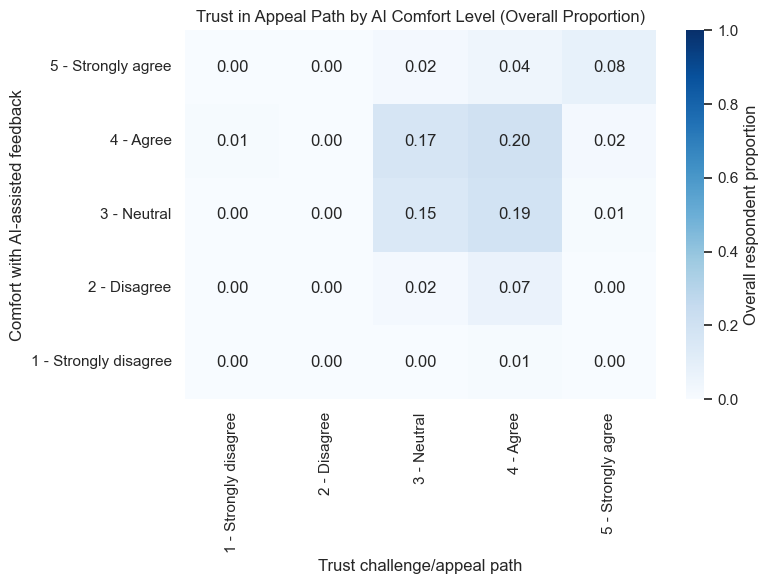
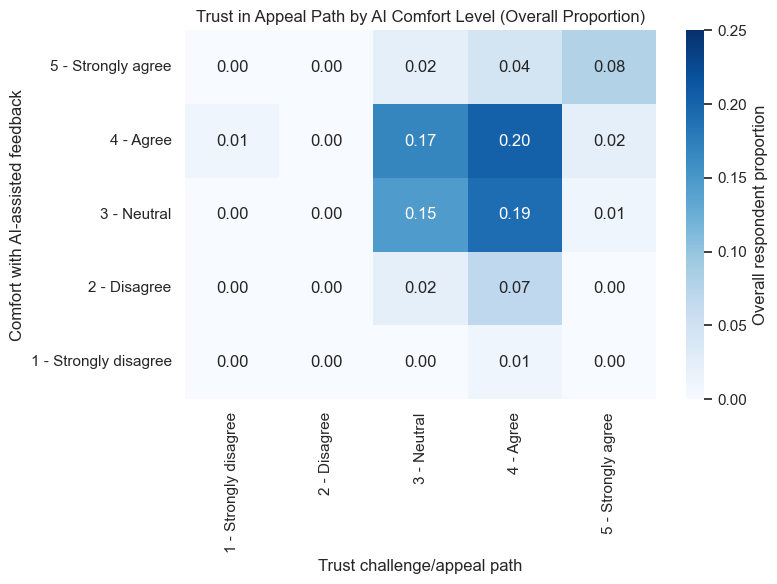
Unified diff of the notebook cell whose output changed from the first chart to the second:
--- before
+++ after
@@ -23,5 +23,5 @@
 
 plt.figure(figsize=(8, 6))
-sns.heatmap(ct_all, annot=True, fmt=".2f", cmap="Blues", cbar_kws={"label": "Overall respondent proportion"}, vmin=0, vmax=1)
+sns.heatmap(ct_all, annot=True, fmt=".2f", cmap="Blues", cbar_kws={"label": "Overall respondent proportion"}, vmin=0, vmax=.25)
 plt.title("Trust in Appeal Path by AI Comfort Level (Overall Proportion)")
 plt.xlabel("Trust challenge/appeal path")

Commit: Upgraded color